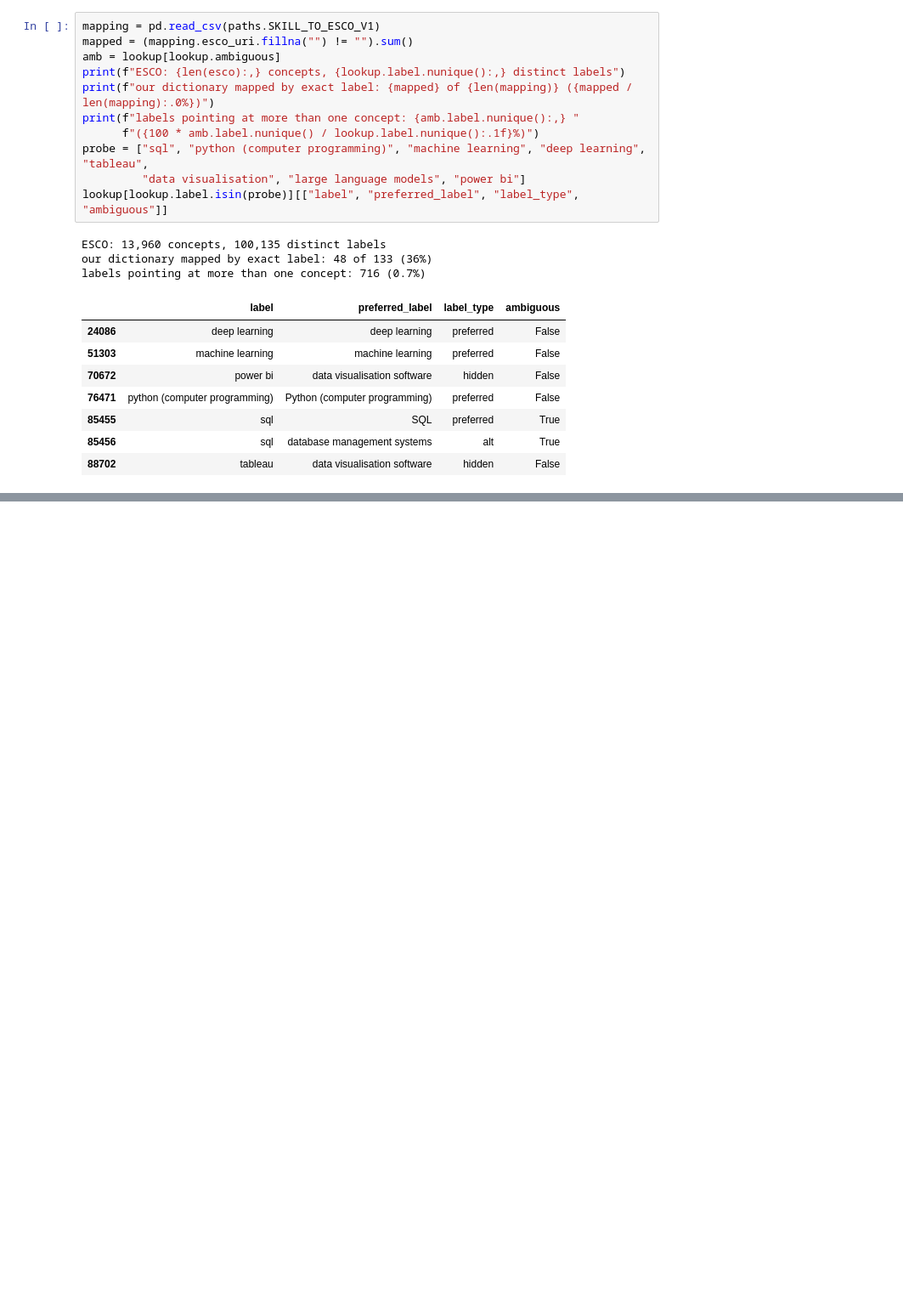
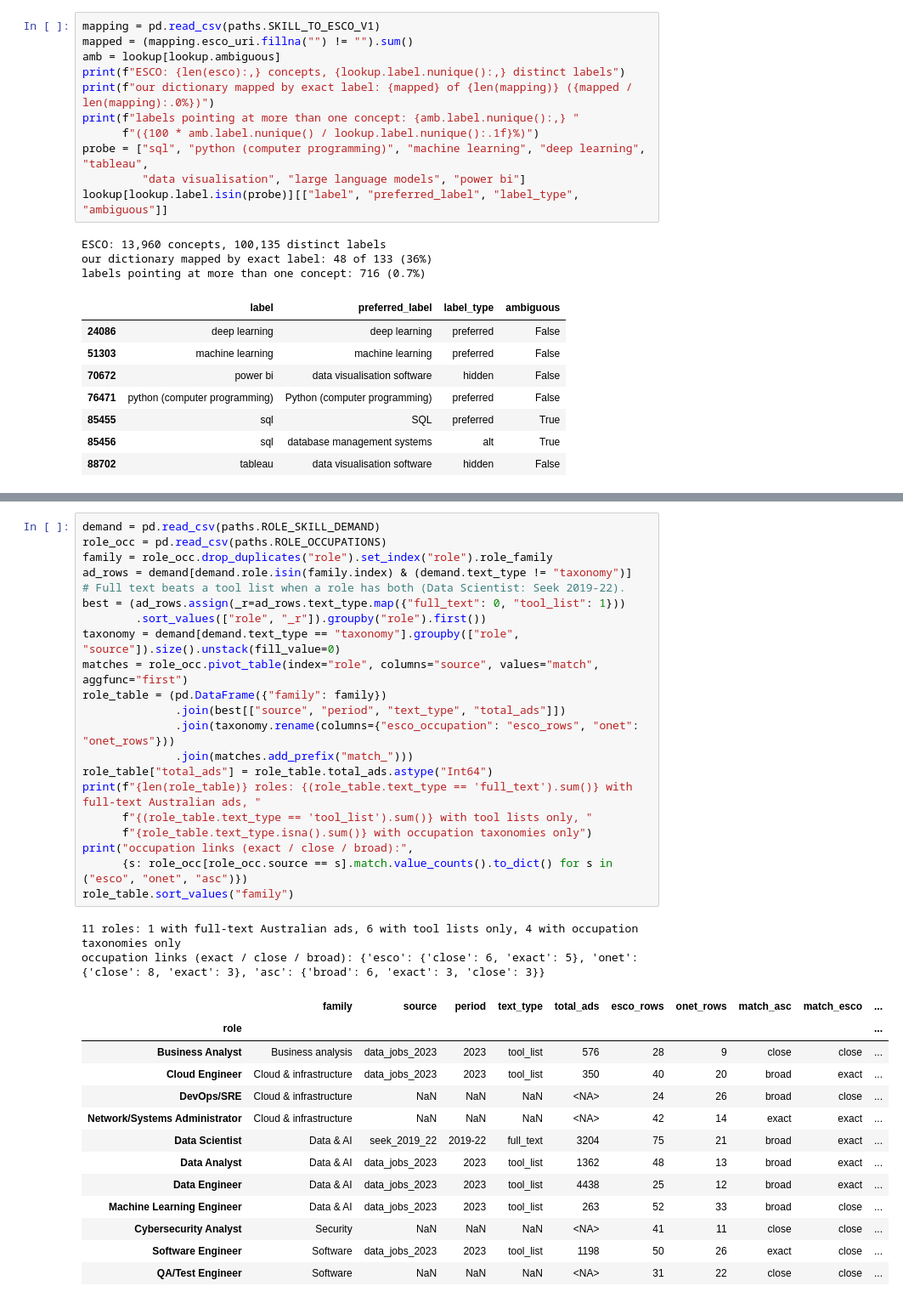
Before and after one commit to AndyPham2004/ANLP-AT2-Skillabus, a Jupyter notebook: notebooks/vt_eda.ipynb, the cells around one changed output, grey strips where cells are left out. Shown at 85% size. Drawn from its saved outputs; the diff is of its cells as text; blank space fills up the shorter version.

```diff
--- a/notebooks/vt_eda.ipynb
+++ b/notebooks/vt_eda.ipynb
@@ -713,0 +770,37 @@ labels pointing at more than one concept: 716 (0.7%)
+# %%
+demand = pd.read_csv(paths.ROLE_SKILL_DEMAND)
+role_occ = pd.read_csv(paths.ROLE_OCCUPATIONS)
+family = role_occ.drop_duplicates("role").set_index("role").role_family
+ad_rows = demand[demand.role.isin(family.index) & (demand.text_type != "taxonomy")]
+# Full text beats a tool list when a role has both (Data Scientist: Seek 2019-22).
+best = (ad_rows.assign(_r=ad_rows.text_type.map({"full_text": 0, "tool_list": 1}))
+        .sort_values(["role", "_r"]).groupby("role").first())
+taxonomy = demand[demand.text_type == "taxonomy"].groupby(["role", "source"]).size().unstack(fill_value=0)
+matches = role_occ.pivot_table(index="role", columns="source", values="match", aggfunc="first")
+role_table = (pd.DataFrame({"family": family})
+              .join(best[["source", "period", "text_type", "total_ads"]])
+              .join(taxonomy.rename(columns={"esco_occupation": "esco_rows", "onet": "onet_rows"}))
+              .join(matches.add_prefix("match_")))
+role_table["total_ads"] = role_table.total_ads.astype("Int64")
+print(f"{len(role_table)} roles: {(role_table.text_type == 'full_text').sum()} with full-text Australian ads, "
+      f"{(role_table.text_type == 'tool_list').sum()} with tool lists only, "
+      f"{role_table.text_type.isna().sum()} with occupation taxonomies only")
+print("occupation links (exact / close / broad):",
+      {s: role_occ[role_occ.source == s].match.value_counts().to_dict() for s in ("esco", "onet", "asc")})
+role_table.sort_values("family")
+# %% [output]
+11 roles: 1 with full-text Australian ads, 6 with tool lists only, 4 with occupation taxonomies only
+occupation links (exact / close / broad): {'esco': {'close': 6, 'exact': 5}, 'onet': {'close': 8, 'exact': 3}, 'asc': {'broad': 6, 'exact': 3, 'close': 3}}
+|  | family | source | period | text_type | total_ads | esco_rows | onet_rows | match_asc | match_esco | ... |
+| role |  |  |  |  |  |  |  |  |  | ... |
+| Business Analyst | Business analysis | data_jobs_2023 | 2023 | tool_list | 576 | 28 | 9 | close | close | ... |
+| Cloud Engineer | Cloud & infrastructure | data_jobs_2023 | 2023 | tool_list | 350 | 40 | 20 | broad | exact | ... |
+| DevOps/SRE | Cloud & infrastructure | NaN | NaN | NaN | <NA> | 24 | 26 | broad | close | ... |
+| Network/Systems Administrator | Cloud & infrastructure | NaN | NaN | NaN | <NA> | 42 | 14 | exact | exact | ... |
+| Data Scientist | Data & AI | seek_2019_22 | 2019-22 | full_text | 3204 | 75 | 21 | broad | exact | ... |
+| Data Analyst | Data & AI | data_jobs_2023 | 2023 | tool_list | 1362 | 48 | 13 | broad | exact | ... |
+| Data Engineer | Data & AI | data_jobs_2023 | 2023 | tool_list | 4438 | 25 | 12 | broad | exact | ... |
+| Machine Learning Engineer | Data & AI | data_jobs_2023 | 2023 | tool_list | 263 | 52 | 33 | broad | close | ... |
+| Cybersecurity Analyst | Security | NaN | NaN | NaN | <NA> | 41 | 11 | close | close | ... |
+| Software Engineer | Software | data_jobs_2023 | 2023 | tool_list | 1198 | 50 | 26 | exact | close | ... |
+| QA/Test Engineer | Software | NaN | NaN | NaN | <NA> | 31 | 22 | close | close | ... |
```
Also changed, not shown: parts of 10 cells of this notebook, 4 other files.
